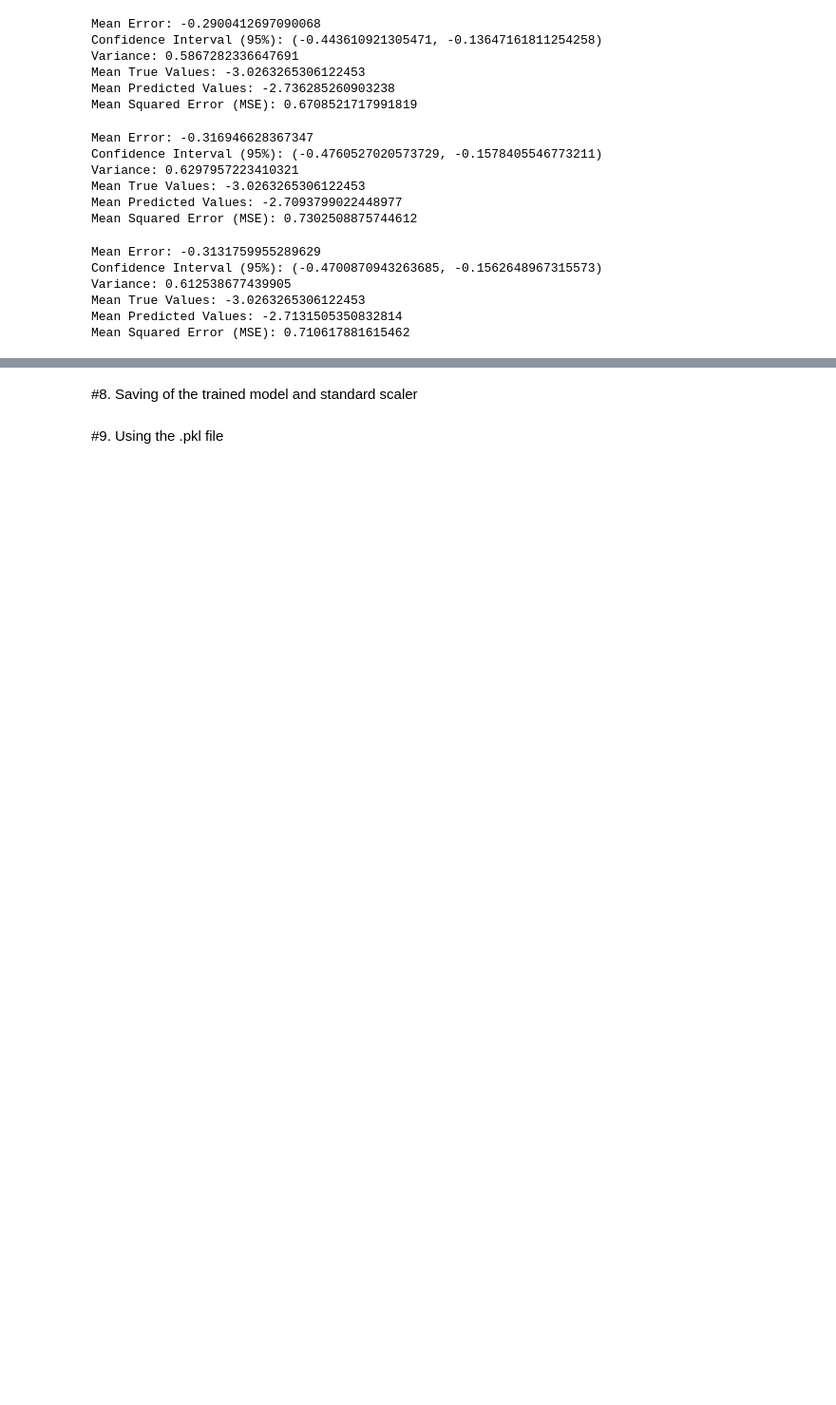
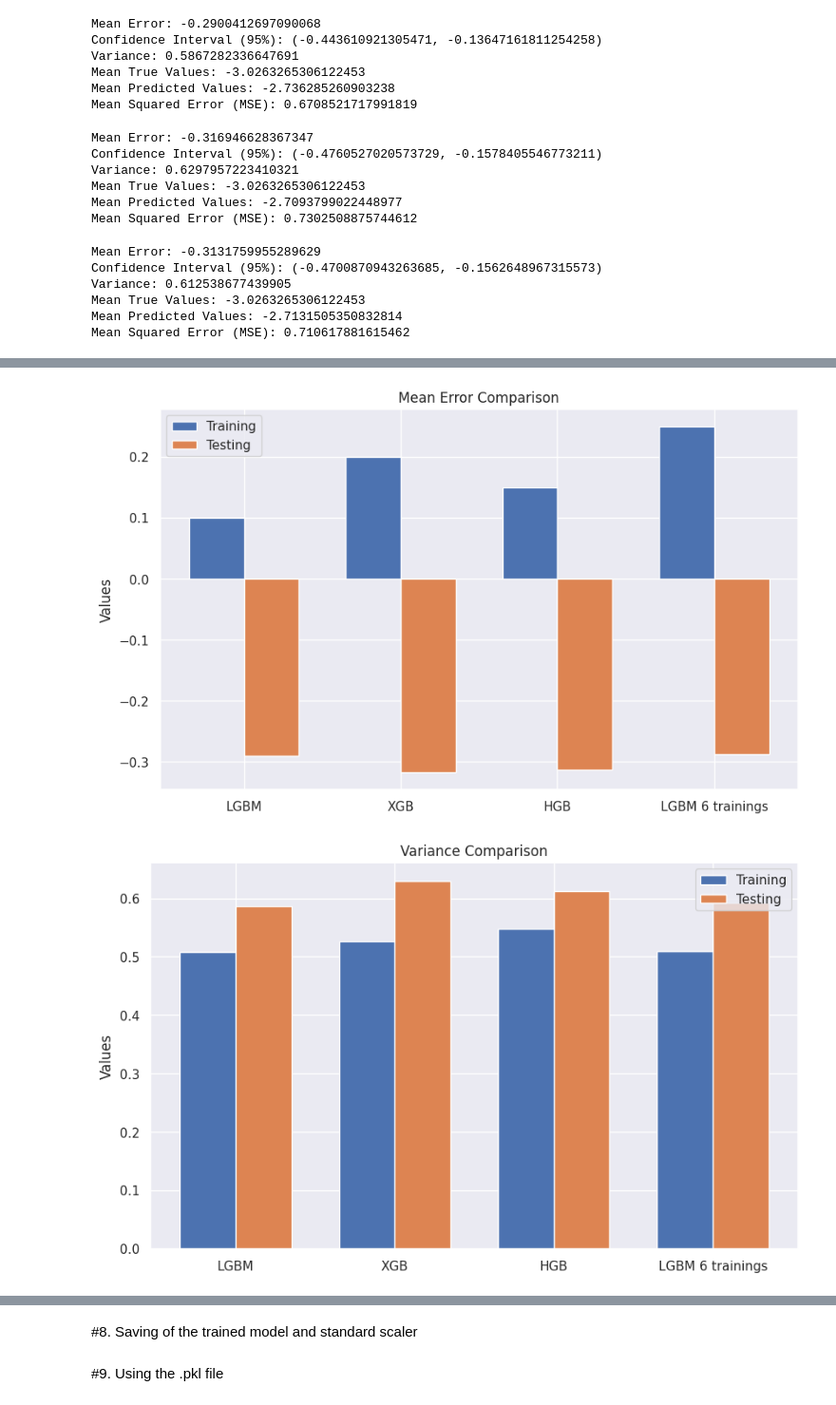
Before and after one commit to LucasCossard/WSPP_Projectppchem, a Jupyter notebook: Notebook_WSP.ipynb, the cells around one changed output, grey strips where cells are left out. Shown at 95% size. Saved outputs shown, nothing was run; the diff lists cells and outputs as text; code cells hidden in the pictures; blank space fills up the shorter version.

```diff
--- a/Notebook_WSP.ipynb
+++ b/Notebook_WSP.ipynb
@@ -1387,5 +1390,3 @@ print("Mean Squared Error (MSE):", mse_data_LGMB_6trainings )
-# %%
-test_data_LGBM = pd.read_csv("/content/test_data_LGBM.csv", delimiter=',')
 # %%
 True_values_test_data_LGBM= test_data_LGBM['True Values']
 Predicted_values_test_data_LGBM= test_data_LGBM['Predicted Values']
@@ -1426,8 +1427,6 @@ Variance: 0.5867282336647691
 Mean True Values: -3.0263265306122453
 Mean Predicted Values: -2.736285260903238
 Mean Squared Error (MSE): 0.6708521717991819
-# %%
-test_data_XGB = pd.read_csv("/content/test_data_XGB.csv", delimiter=',')
 # %%
 True_values_test_data_XGB= test_data_XGB['True Values']
 Predicted_values_test_data_XGB= test_data_XGB['Predicted Values']
@@ -1468,8 +1467,6 @@ Variance: 0.6297957223410321
 Mean True Values: -3.0263265306122453
 Mean Predicted Values: -2.7093799022448977
 Mean Squared Error (MSE): 0.7302508875744612
-# %%
-test_data_HGB = pd.read_csv("/content/test_data_HGB.csv", delimiter=',')
 # %%
 True_values_test_data_HGB= test_data_HGB['True Values']
 Predicted_values_test_data_HGB= test_data_HGB['Predicted Values']
@@ -1545,0 +1550,51 @@ print("Mean Squared Error (MSE):", mse_test_data_LGMB_6trainings)
+# %%
+Training_Mean_Error = [mean_error_data_LGBM,mean_error_data_XGB,mean_error_data_HGB,mean_error_data_LGBM_6trainings]
+Training_Confidence_Interval =[(lower_bound_data_LGBM , upper_bound_data_LGBM ),(lower_bound_data_XGB , upper_bound_data_XGB ),(lower_bound_data_HGB , upper_bound_data_HGB ),(lower_bound_data_LGBM_6trainings , upper_bound_data_LGBM_6trainings )]
+Training_Variance =[variance_data_LGBM, variance_data_XGB, variance_data_HGB, variance_data_LGBM_6trainings]
+Training_Mean_True_Values =[mean_true_values_data_LGBM, mean_true_values_data_XGB, mean_true_values_data_HGB, mean_true_values_data_LGBM_6trainings]
+Training_Mean_Predicted_Values =[mean_predicted_values_data_LGBM, mean_predicted_values_data_XGB, mean_predicted_values_data_HGB, mean_predicted_values_data_LGBM_6trainings]
+Training_MSE = [mse_test_data_LGBM, mse_test_data_XGB ,mse_test_data_HGB, mse_test_data_LGBM_6trainings]
+
+Testing_Mean_Error =[mean_error_test_data_LGBM, mean_error_test_data_XGB ,mean_error_test_data_HGB,mean_error_test_data_LGBM_6trainings]
+Testing_Confidence_Interval =[(lower_bound_test_data_LGBM , upper_bound_test_data_LGBM ),(lower_bound_test_data_XGB , upper_bound_test_data_XGB ),(lower_bound_test_data_HGB , upper_bound_test_data_HGB ),(lower_bound_test_data_LGBM_6trainings , upper_bound_test_data_LGBM_6trainings )]
+Testing_Variance = [variance_test_data_LGBM,variance_test_data_XGB, variance_test_data_HGB,variance_test_data_LGBM_6trainings]
+Testing_Mean_True_Values =[mean_true_values_test_data_LGBM, mean_true_values_test_data_XGB,mean_true_values_test_data_HGB,mean_true_values_test_data_LGBM_6trainings]
+Testing_Mean_Predicted_Values =[mean_predicted_values_test_data_LGBM, mean_predicted_values_test_data_XGB,mean_predicted_values_test_data_HGB,mean_predicted_values_test_data_LGBM_6trainings]
+Testing_MSE =[mse_test_data_LGBM, mse_test_data_XGB, mse_test_data_HGB,mse_test_data_LGBM_6trainings]
+# %%
+import matplotlib.pyplot as plt
+
+# Define the labels for each model
+models = ['LGBM', 'XGB', 'HGB', 'LGBM 6 trainings']
+
+# Function to create comparison bar plots
+def plot_comparison_bar(data1, data2, title):
+    fig, ax = plt.subplots(figsize=(10, 6))
+    width = 0.35
+    x = np.arange(len(models))
+    ax.bar(x - width/2, data1, width, label='Training')
+    ax.bar(x + width/2, data2, width, label='Testing')
+    ax.set_ylabel('Values')
+    ax.set_title(title)
+    ax.set_xticks(x)
+    ax.set_xticklabels(models)
+    ax.legend()
+    plt.show()
+
+# Plotting for Mean Error
+plot_comparison_bar(Training_Mean_Error, Testing_Mean_Error, 'Mean Error Comparison')
+
+# Plotting for Variance
+plot_comparison_bar(Training_Variance, Testing_Variance, 'Variance Comparison')
+
+# Plotting for Mean True Values
+plot_comparison_bar(Training_Mean_True_Values, Testing_Mean_True_Values, 'Mean True Values Comparison')
+
+# Plotting for Mean Predicted Values
+plot_comparison_bar(Training_Mean_Predicted_Values, Testing_Mean_Predicted_Values, 'Mean Predicted Values Comparison')
+
+# Plotting for MSE
+plot_comparison_bar(Training_MSE, Testing_MSE, 'MSE Comparison')
+# %% [output]
+[figure, added]
+[figure, added]
```
Also changed, not shown: parts of 21 cells of this notebook.
